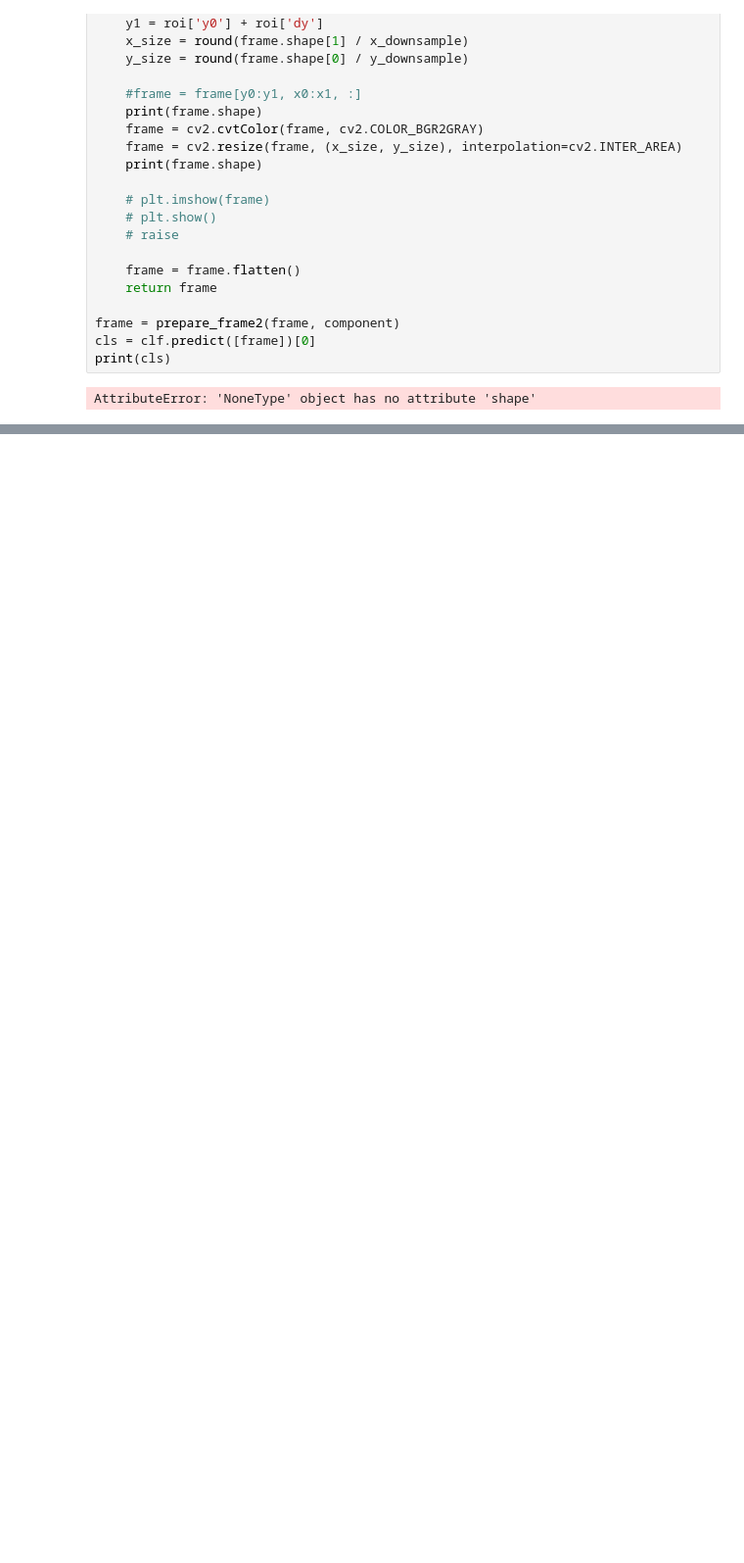
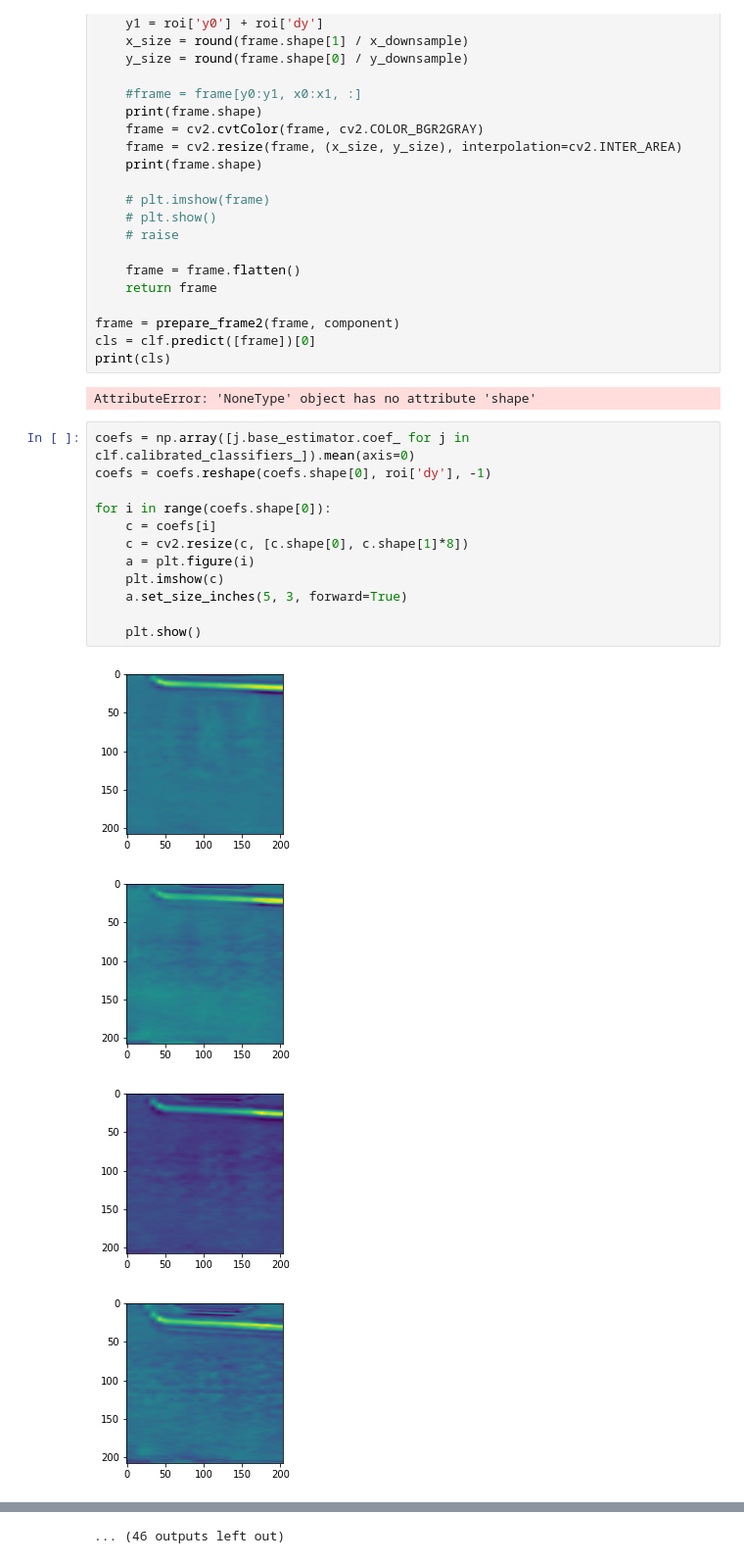
Before and after one commit to hamedty/pm, a Jupyter notebook: server/vision/vision_debug.ipynb, the cells around one changed output, grey strips where cells are left out. Shown at 98% size. Cells and saved outputs as stored; diff of their text form; blank space fills up the shorter version.

```diff
--- a/server/vision/vision_debug.ipynb
+++ b/server/vision/vision_debug.ipynb
@@ -137,3 +137,20 @@ cls = clf.predict([frame])[0]
 print(cls)
 # %% [output]
 AttributeError: 'NoneType' object has no attribute 'shape'
+# %%
+coefs = np.array([j.base_estimator.coef_ for j in clf.calibrated_classifiers_]).mean(axis=0)
+coefs = coefs.reshape(coefs.shape[0], roi['dy'], -1)
+
+for i in range(coefs.shape[0]):
+    c = coefs[i]
+    c = cv2.resize(c, [c.shape[0], c.shape[1]*8])
+    a = plt.figure(i)
+    plt.imshow(c)
+    a.set_size_inches(5, 3, forward=True)
+
+    plt.show()
+# %% [output]
+[figure, added]
+[figure, added]
+[figure, added]
+[figure, added]
@@ -139,0 +165 @@ AttributeError: 'NoneType' object has no attribute 'shape'
+... (46 outputs left out)
```
Also changed, not shown: parts of 2 cells of this notebook, 16 other files.
